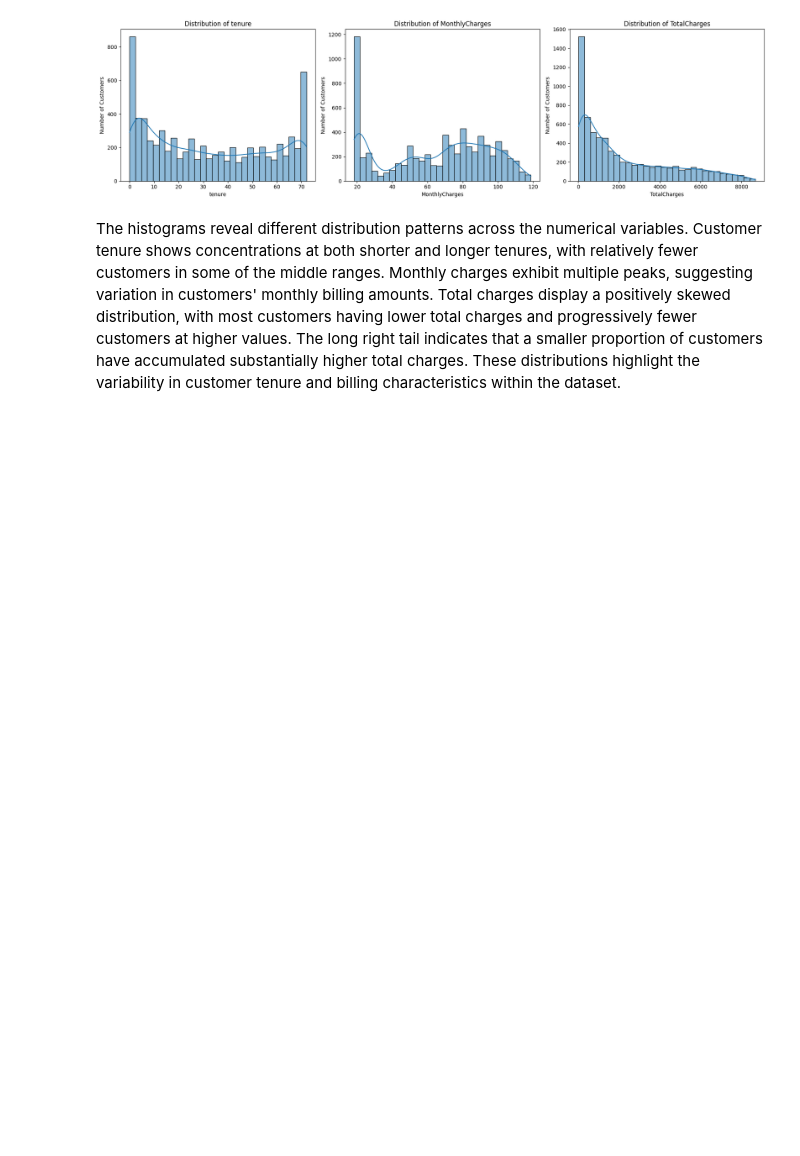
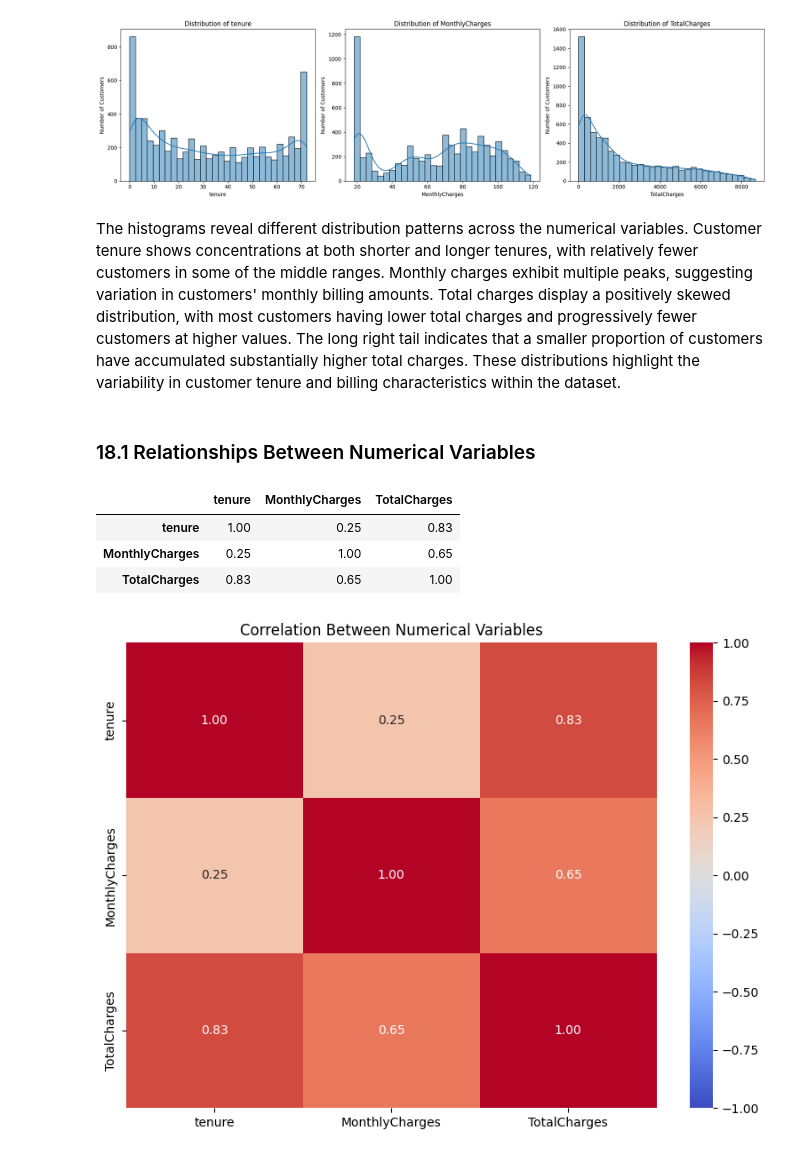
Before and after one commit to SJ174/MLCW, a Jupyter notebook: MLCW_Task_01.ipynb, the cells around one changed output. Drawn from its saved outputs; the diff is of its cells as text; code cells hidden in the pictures; blank space fills up the shorter version.

Commit message:
Analyzed correlations between numerical variables

```diff
--- a/MLCW_Task_01.ipynb
+++ b/MLCW_Task_01.ipynb
@@ -723,3 +723,29 @@ plt.show()
 [figure]
 # %% [markdown]
 The histograms reveal different distribution patterns across the numerical variables. Customer tenure shows concentrations at both shorter and longer tenures, with relatively fewer customers in some of the middle ranges. Monthly charges exhibit multiple peaks, suggesting variation in customers' monthly billing amounts. Total charges display a positively skewed distribution, with most customers having lower total charges and progressively fewer customers at higher values. The long right tail indicates that a smaller proportion of customers have accumulated substantially higher total charges. These distributions highlight the variability in customer tenure and billing characteristics within the dataset.
+# %% [markdown]
+### 18.1 Relationships Between Numerical Variables
+# %%
+correlation_matrix = df[numerical_columns].corr()
+correlation_matrix.round(2)
+# %% [output]
+|  | tenure | MonthlyCharges | TotalCharges |
+| tenure | 1.00 | 0.25 | 0.83 |
+| MonthlyCharges | 0.25 | 1.00 | 0.65 |
+| TotalCharges | 0.83 | 0.65 | 1.00 |
+# %%
+plt.figure(figsize=(8, 6))
+
+sns.heatmap(
+    correlation_matrix,
+    annot=True,
+    cmap='coolwarm',
+    vmin=-1,
+    vmax=1,
+    fmt='.2f'
+)
+plt.title('Correlation Between Numerical Variables')
+plt.tight_layout()
+plt.show()
+# %% [output]
+[figure, added]
```
Also changed, not shown: parts of 3 cells of this notebook.
